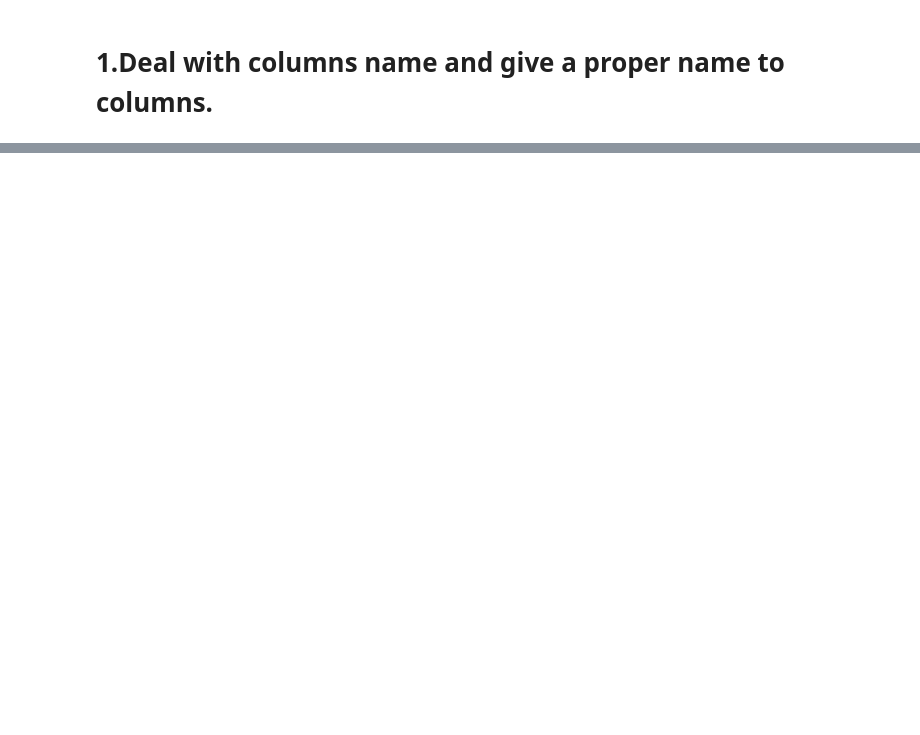
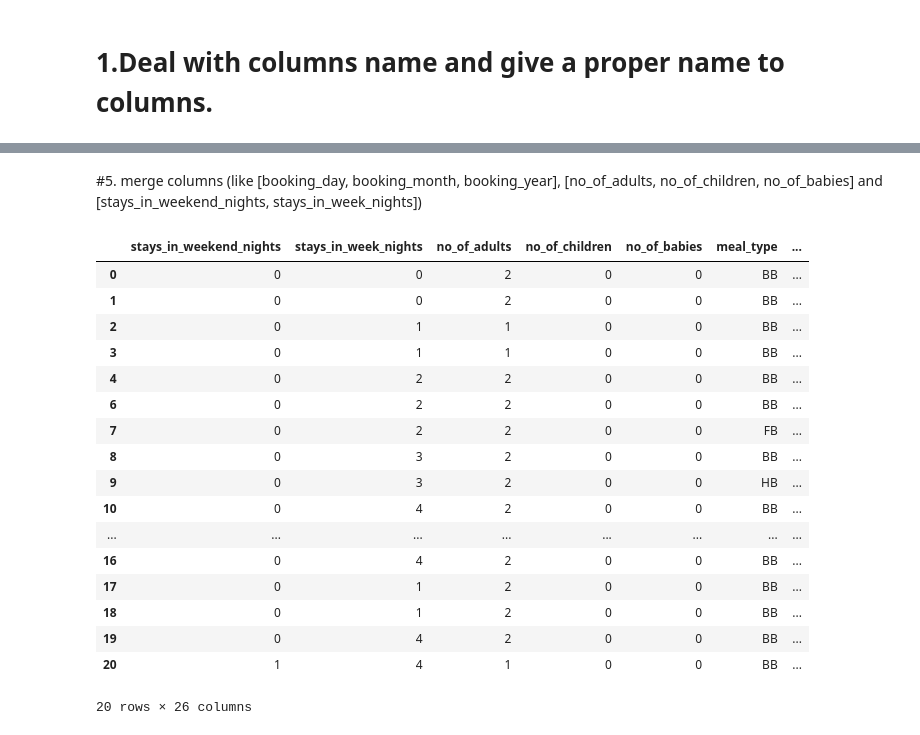
Before and after one commit to niteshavagabond/Hotel-Booking-analysis, a Jupyter notebook: Hotel_Booking_Analysis_Capstone_Project.ipynb, the cells around one changed output, grey strips where cells are left out. Cells and saved outputs as stored; diff of their text form; code cells hidden in the pictures; blank space fills up the shorter version.

```diff
--- a/Hotel_Booking_Analysis_Capstone_Project.ipynb
+++ b/Hotel_Booking_Analysis_Capstone_Project.ipynb
@@ -398,0 +463,34 @@ memory usage: 29.1+ MB
+# %% [markdown]
+#5. merge columns (like [booking_day, booking_month, booking_year], [no_of_adults, no_of_children, no_of_babies] and [stays_in_weekend_nights,  stays_in_week_nights])
+# %%
+# first converting year, month and date into string then we will join them because we can't join data in int or float format
+hdf['arrival_date']=hdf[['arrival_date_year','arrival_date_month','arrival_date_day_of_month']].astype('str').apply(lambda x: '-'.join(x),axis=1)
+# %%
+# now converting booking_date column from str to datetime type.
+hdf['arrival_date']=hdf['arrival_date'].apply(lambda x : datetime.strptime(x,'%Y-%B-%d'))
+# %%
+# finding out, how many people are there in a group and storing in total_no_of_group
+hdf['total_no_in_group']=hdf['no_of_adults'] + hdf['no_of_children'] +hdf['no_of_babies']
+# %%
+hdf['total_no_of_stays']=hdf['stays_in_week_nights'] + hdf['stays_in_weekend_nights']
+# %%
+hdf.iloc[:20,7:] #looking data for confirmation
+# %% [output]
+|  | stays_in_weekend_nights | stays_in_week_nights | no_of_adults | no_of_children | no_of_babies | meal_type | ... |
+| 0 | 0 | 0 | 2 | 0 | 0 | BB | ... |
+| 1 | 0 | 0 | 2 | 0 | 0 | BB | ... |
+| 2 | 0 | 1 | 1 | 0 | 0 | BB | ... |
+| 3 | 0 | 1 | 1 | 0 | 0 | BB | ... |
+| 4 | 0 | 2 | 2 | 0 | 0 | BB | ... |
+| 6 | 0 | 2 | 2 | 0 | 0 | BB | ... |
+| 7 | 0 | 2 | 2 | 0 | 0 | FB | ... |
+| 8 | 0 | 3 | 2 | 0 | 0 | BB | ... |
+| 9 | 0 | 3 | 2 | 0 | 0 | HB | ... |
+| 10 | 0 | 4 | 2 | 0 | 0 | BB | ... |
+| ... | ... | ... | ... | ... | ... | ... | ... |
+| 16 | 0 | 4 | 2 | 0 | 0 | BB | ... |
+| 17 | 0 | 1 | 2 | 0 | 0 | BB | ... |
+| 18 | 0 | 1 | 2 | 0 | 0 | BB | ... |
+| 19 | 0 | 4 | 2 | 0 | 0 | BB | ... |
+| 20 | 1 | 4 | 1 | 0 | 0 | BB | ... |
+20 rows × 26 columns
```
Also changed, not shown: parts of 20 cells of this notebook.
